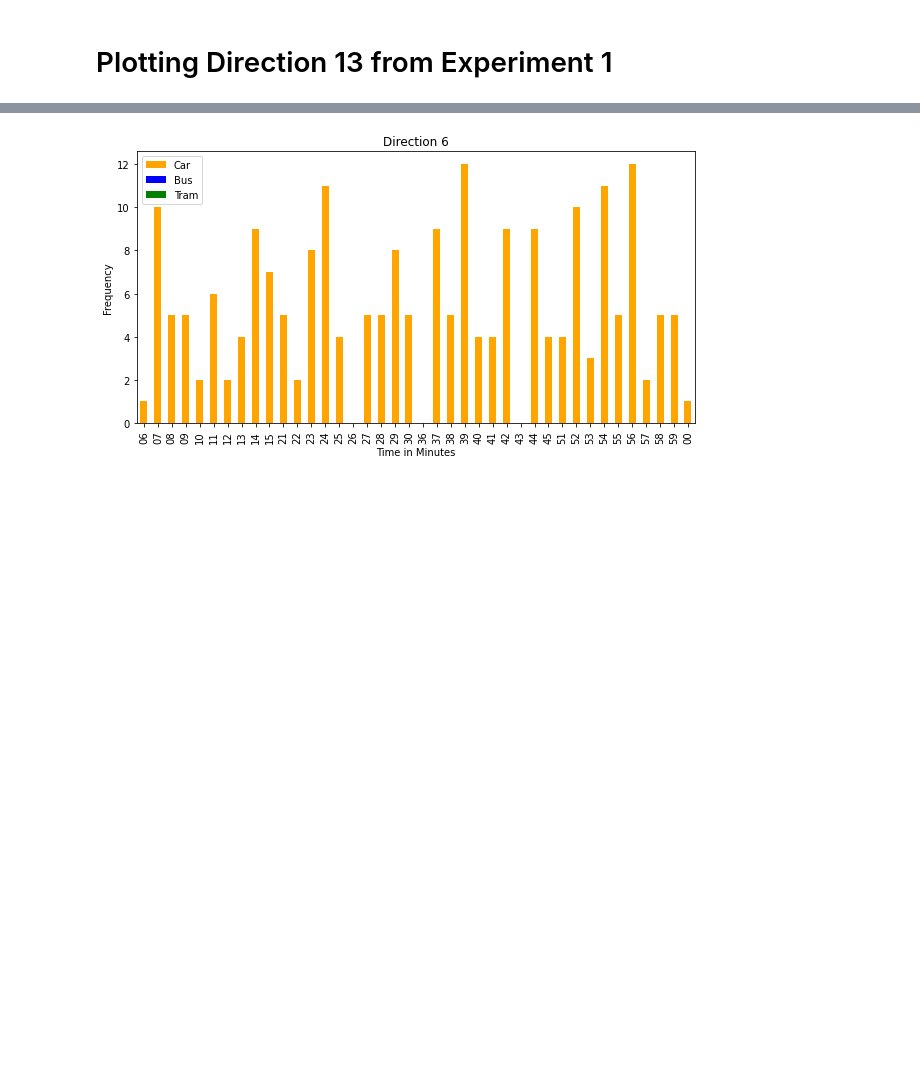
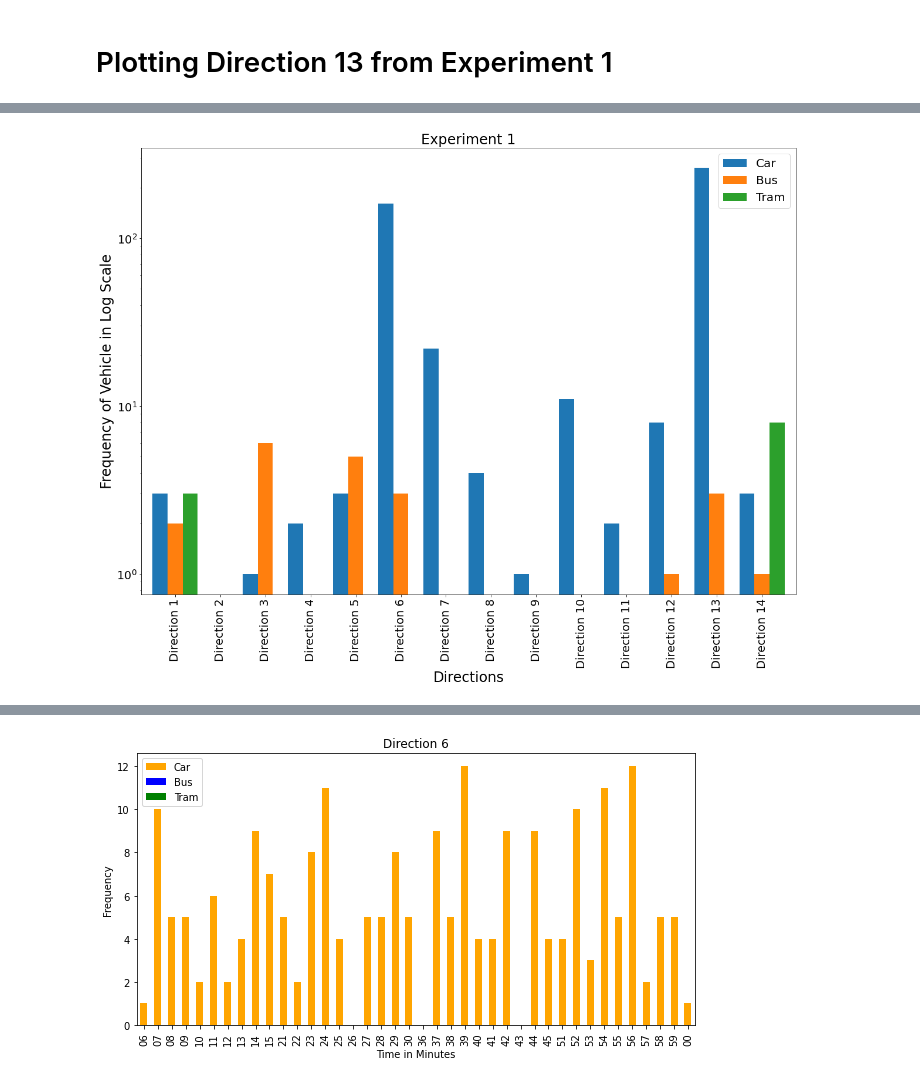
Before and after one commit to faseelmo/scientific_practice_plots, a Jupyter notebook: Plotting Graph.ipynb, the cells around one changed output, grey strips where cells are left out. Drawn from its saved outputs; the diff is of its cells as text; code cells hidden in the pictures; blank space fills up the shorter version.

Commit message:
Inc Data Analysis

```diff
--- a/Plotting Graph.ipynb
+++ b/Plotting Graph.ipynb
@@ -57,0 +55,88 @@ fig.savefig("13.pdf")
+# %%
+def vehicle_details(df):
+
+    if 'Time' in df.columns:
+        df.drop('Time', axis=1, inplace=True)
+
+    no_of_vehicles = df.sum(numeric_only=True).tolist()
+    max_vehicles = max(no_of_vehicles)
+    sum_vehicles = sum(no_of_vehicles)
+    index_of_largest = no_of_vehicles.index(max(no_of_vehicles)) + 1
+
+#   print(df.sum(axis = 0))
+#   display(df.sum(axis = 0).plot.bar())
+#   plt.show()
+
+    return no_of_vehicles, sum_vehicles, index_of_largest, max_vehicles
+
+def study_data(df_car, df_bus, df_tram, exp):
+    total_vehicles = [vehicle_details(df_car)[1],
+                     vehicle_details(df_bus)[1],
+                     vehicle_details(df_tram)[1]]
+
+    temp_list = [vehicle_details(df_car)[0],
+                 vehicle_details(df_bus)[0],
+                 vehicle_details(df_tram)[0] ]
+
+    sum_list = [a + b for a, b in zip(vehicle_details(df_car)[0],
+                 vehicle_details(df_bus)[0])]
+
+    sum_list = [a + b for a, b in zip(sum_list,
+                 vehicle_details(df_tram)[0])]
+
+    print(sum_list)
+    index = df_car.columns.tolist()
+
+    data_summary = pd.DataFrame({'Car' : temp_list[0],
+                                'Bus' : temp_list[1],
+                                 'Tram' : temp_list[2],
+                                }, index = index)
+    fig = data_summary.plot.bar(logy = True, figsize=(20,14),
+                          rot=0, width = 1,
+                          xlabel="Directions",
+                         fontsize = 19.5)
+
+    fig.set_ylabel('Frequency of Vehicle in Log Scale',
+                   fontdict={'fontsize':24})
+
+    fig.set_xlabel('Directions',
+                   fontdict={'fontsize':24})
+
+    fig.legend(loc=1,fontsize=20);
+
+    fig.set_title("Experiment " + exp[-1], fontdict={'fontsize':24})
+
+    plt.xticks(rotation=90)
+
+    plt.savefig(exp + '.pdf')
+
+
+
+
+
+    return total_vehicles
+
+
+table_vehicle = []
+for i in ['Exp1', 'Exp2', 'Exp3', 'Exp4']:
+        temp = i
+        df_car, df_bus, df_tram, time = import_data(i)
+        table_vehicle.append(study_data(df_car, df_bus, df_tram, temp))
+
+
+
+
+data_summary = pd.DataFrame(table_vehicle, index = ['Exp1', 'Exp2', 'Exp3', 'Exp4'], columns = ['Car', 'Bus', 'Tram'])
+
+exp_total = data_summary.sum(axis = 1).tolist()
+
+data_summary['Total for each Exp'] = exp_total
+
+vehicle_total = pd.DataFrame(data_summary.sum(axis = 0).to_dict(), index = ['Total for each Vehicle'])
+
+data_summary = pd.concat([data_summary, vehicle_total])
+
+
+
+display(data_summary)
+# %% [output]
@@ -57,0 +153 @@ fig.savefig("13.pdf")
+[figure, added]
```
Also changed, not shown: parts of 7 cells of this notebook.
